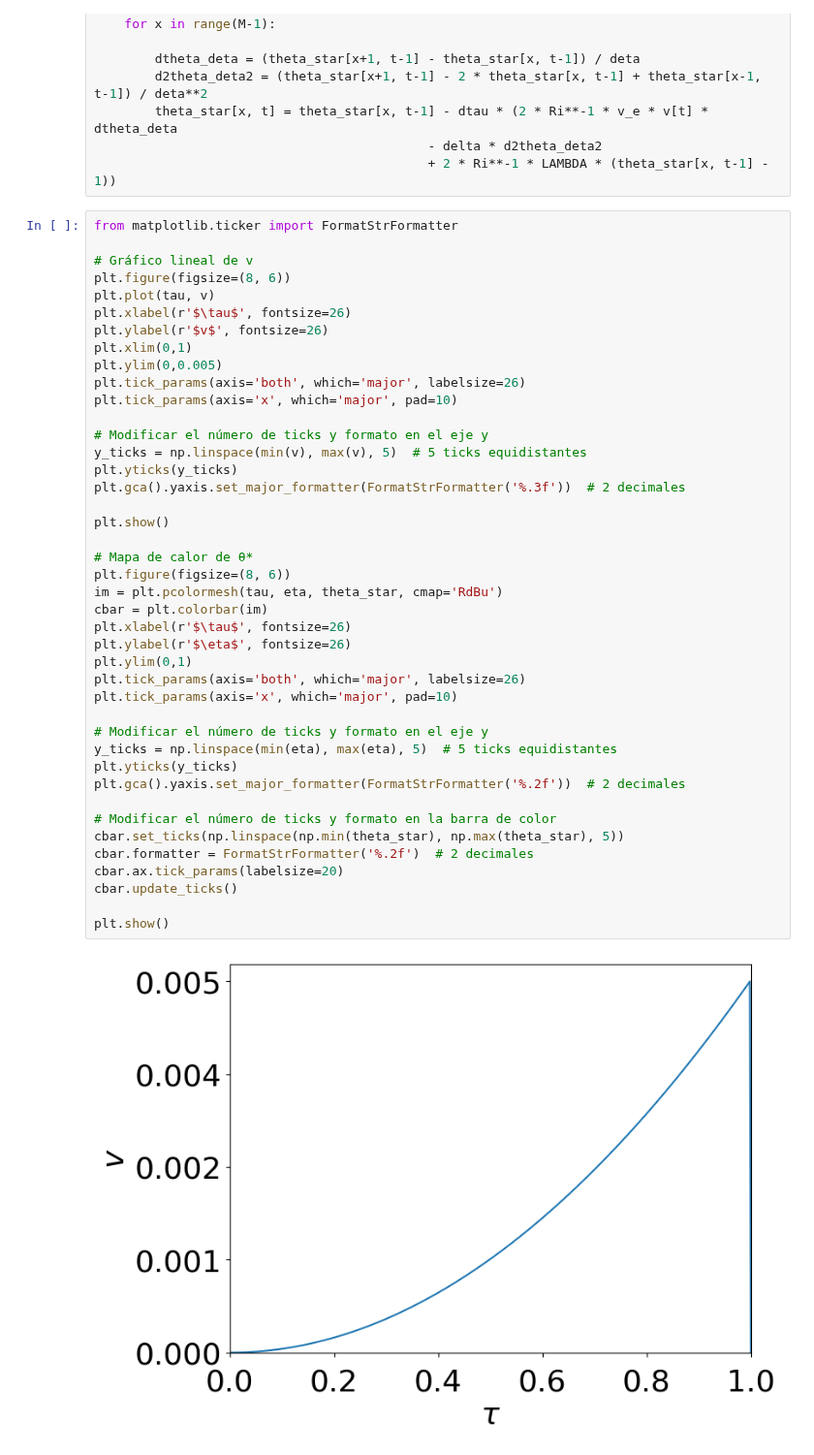
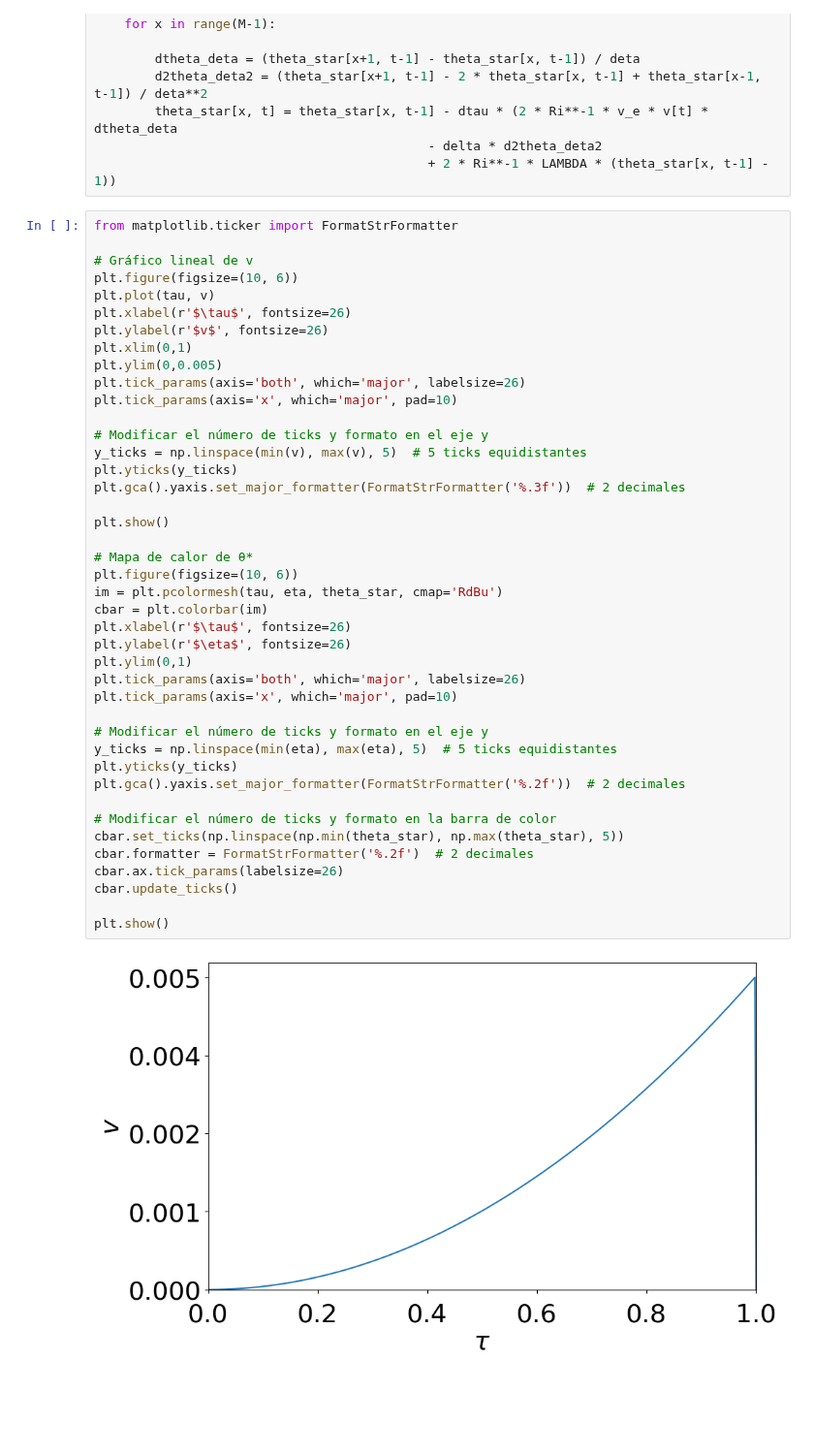
Before and after one commit to angelgvillatoro/bullville_M1, a Jupyter notebook: tfm/4_9_24.ipynb, the cells around one changed output. Shown at 97% size. Cells and saved outputs as stored; diff of their text form; blank space fills up the shorter version.

```diff
--- a/tfm/4_9_24.ipynb
+++ b/tfm/4_9_24.ipynb
@@ -389,7 +390,7 @@ for t in range(1, N-1):
 from matplotlib.ticker import FormatStrFormatter
 
 # Gráfico lineal de v
-plt.figure(figsize=(8, 6))
+plt.figure(figsize=(10, 6))
 plt.plot(tau, v)
 plt.xlabel(r'$\tau$', fontsize=26)
 plt.ylabel(r'$v$', fontsize=26)
@@ -399,33 +400,33 @@ plt.tick_params(axis='both', which='major', labelsize=26)
 plt.tick_params(axis='x', which='major', pad=10)
 
 # Modificar el número de ticks y formato en el eje y
 y_ticks = np.linspace(min(v), max(v), 5)  # 5 ticks equidistantes
 plt.yticks(y_ticks)
 plt.gca().yaxis.set_major_formatter(FormatStrFormatter('%.3f'))  # 2 decimales
 
 plt.show()
 
 # Mapa de calor de θ*
-plt.figure(figsize=(8, 6))
+plt.figure(figsize=(10, 6))
 im = plt.pcolormesh(tau, eta, theta_star, cmap='RdBu')
 cbar = plt.colorbar(im)
 plt.xlabel(r'$\tau$', fontsize=26)
 plt.ylabel(r'$\eta$', fontsize=26)
 plt.ylim(0,1)
 plt.tick_params(axis='both', which='major', labelsize=26)
 plt.tick_params(axis='x', which='major', pad=10)
 
 # Modificar el número de ticks y formato en el eje y
 y_ticks = np.linspace(min(eta), max(eta), 5)  # 5 ticks equidistantes
 plt.yticks(y_ticks)
 plt.gca().yaxis.set_major_formatter(FormatStrFormatter('%.2f'))  # 2 decimales
 
 # Modificar el número de ticks y formato en la barra de color
 cbar.set_ticks(np.linspace(np.min(theta_star), np.max(theta_star), 5))
 cbar.formatter = FormatStrFormatter('%.2f')  # 2 decimales
-cbar.ax.tick_params(labelsize=20)
+cbar.ax.tick_params(labelsize=26)
 cbar.update_ticks()
 
 plt.show()
 # %% [output]
-[figure, old version]
+[figure, new version]
```
Also changed, not shown: parts of 3 cells of this notebook.
